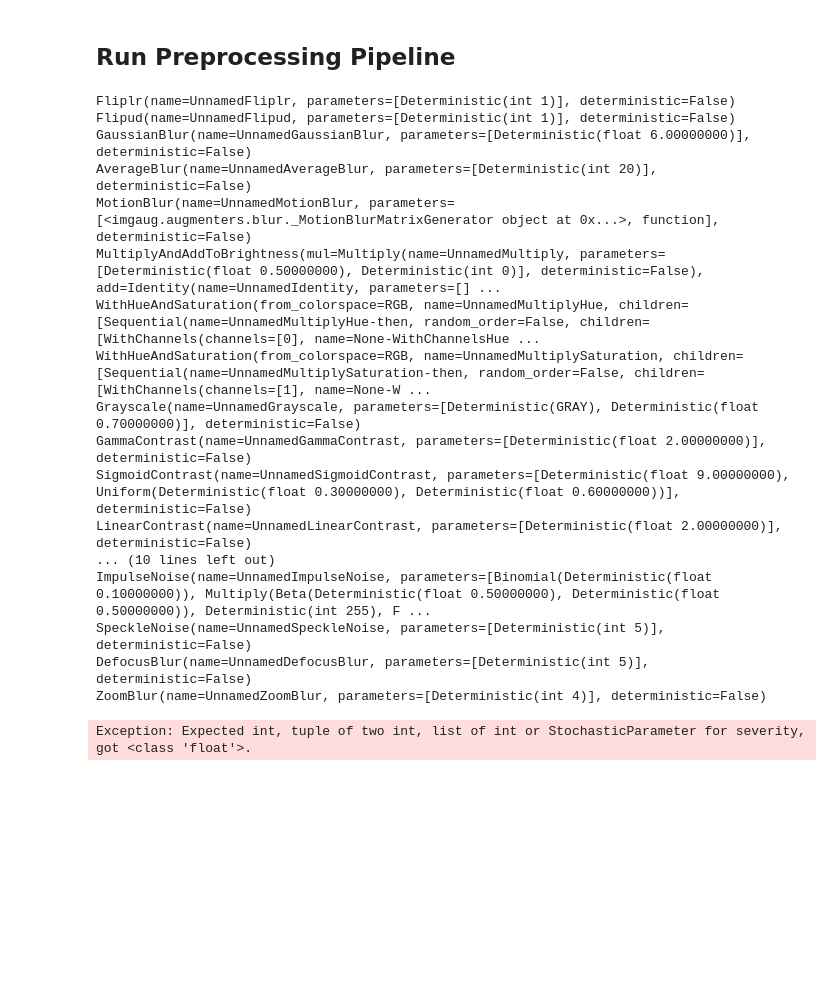
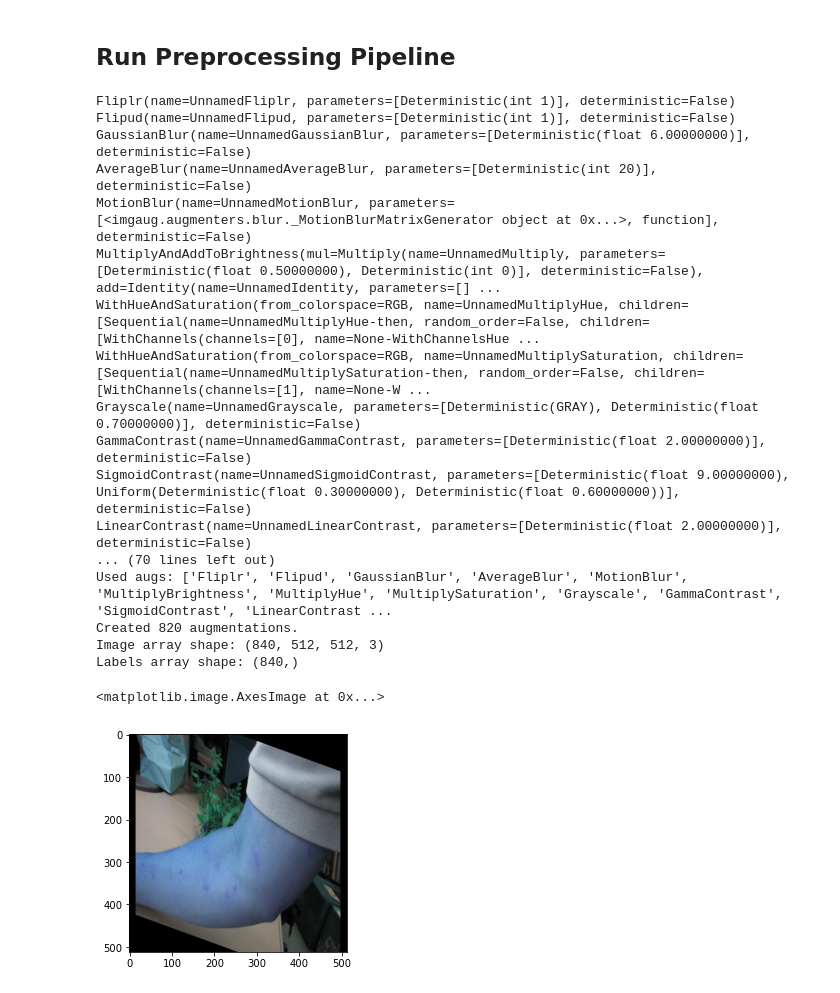
Before and after one commit to TheNerdyCat/bite-me, a Jupyter notebook: notebooks/2_preprocessing.ipynb, the cells around one changed output. Saved outputs shown, nothing was run; the diff lists cells and outputs as text; code cells hidden in the pictures; blank space fills up the shorter version.

```diff
--- a/notebooks/2_preprocessing.ipynb
+++ b/notebooks/2_preprocessing.ipynb
@@ -151,8 +194,8 @@ if write_preprocessed_images == True:
 # %%
 # Example preprocessing run
 X_train_aug, y_train_aug = get_augs(
-    imgs_raw=X_train,
-    labels_raw=y_train,
+    imgs_raw=X_train[0:20],
+    labels_raw=y_train[0:20],
     augs=augs,
     keep_originals=True,
     verbose=VERBOSE
@@ -170,9 +213,15 @@ Grayscale(name=UnnamedGrayscale, parameters=[Deterministic(GRAY), Deterministic(
 GammaContrast(name=UnnamedGammaContrast, parameters=[Deterministic(float 2.00000000)], deterministic=False)
 SigmoidContrast(name=UnnamedSigmoidContrast, parameters=[Deterministic(float 9.00000000), Uniform(Deterministic(float 0.30000000), Deterministic(float 0.60000000))], deterministic=False)
 LinearContrast(name=UnnamedLinearContrast, parameters=[Deterministic(float 2.00000000)], deterministic=False)
-... (10 lines left out)
-ImpulseNoise(name=UnnamedImpulseNoise, parameters=[Binomial(Deterministic(float 0.10000000)), Multiply(Beta(Deterministic(float 0.50000000), Deterministic(float 0.50000000)), Deterministic(int 255), F ...
-SpeckleNoise(name=UnnamedSpeckleNoise, parameters=[Deterministic(int 5)], deterministic=False)
-DefocusBlur(name=UnnamedDefocusBlur, parameters=[Deterministic(int 5)], deterministic=False)
-ZoomBlur(name=UnnamedZoomBlur, parameters=[Deterministic(int 4)], deterministic=False)
+... (70 lines left out)
+Used augs: ['Fliplr', 'Flipud', 'GaussianBlur', 'AverageBlur', 'MotionBlur', 'MultiplyBrightness', 'MultiplyHue', 'MultiplySaturation', 'Grayscale', 'GammaContrast', 'SigmoidContrast', 'LinearContrast ...
+Created 820 augmentations.
+Image array shape: (840, 512, 512, 3)
+Labels array shape: (840,)
-Exception: Expected int, tuple of two int, list of int or StochasticParameter for severity, got <class 'float'>.
+# %%
+import matplotlib.pyplot as plt
+
+plt.imshow(X_train_aug[20*20])
+# %% [output]
+<matplotlib.image.AxesImage at 0x...>
+[figure, added]
```
Also changed, not shown: parts of 3 cells of this notebook, 1 other file.
